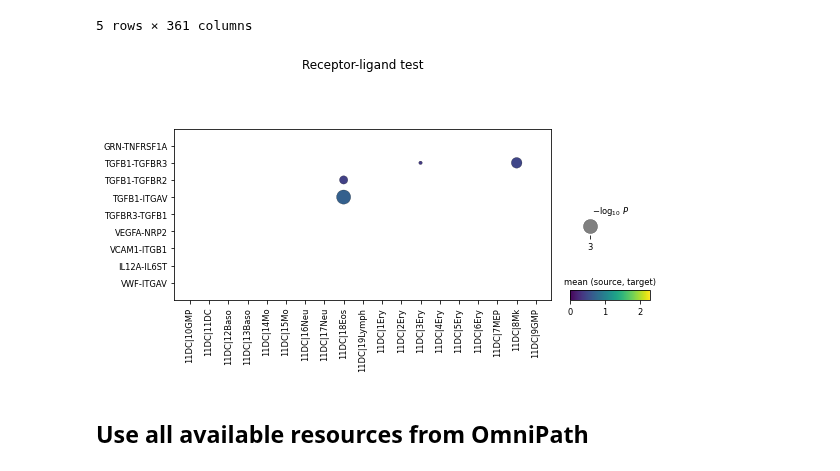
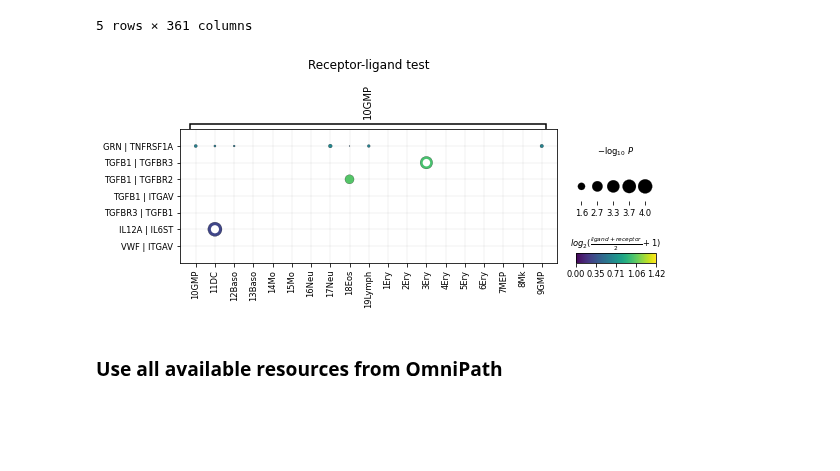
Before and after one commit to scverse/squidpy, a Jupyter notebook: notebooks/ligrec_vignette.ipynb, the cells around one changed output. Drawn from its saved outputs; the diff is of its cells as text; code cells hidden in the pictures; blank space fills up the shorter version.

```diff
--- a/notebooks/ligrec_vignette.ipynb
+++ b/notebooks/ligrec_vignette.ipynb
@@ -98,8 +31,8 @@ Variable names are not unique. To make them unique, call `.var_names_make_unique
 # %%
-res = sp.gr.perm_test(adata, "paul15_clusters",
-                      fdr_method=None, copy=True,
-                      interactions_params={"resource": "CellPhoneDB"},
-                      threshold=0.1, seed=0, n_perms=10000, n_jobs=1)
+res = sp.gr.ligrec(adata, "paul15_clusters",
+                   fdr_method=None, copy=True,
+                   interactions_params={"resource": "CellPhoneDB"},
+                   threshold=0.1, seed=0, n_perms=10000, n_jobs=1)
 df = res.pvalues
 print(df.shape)
 
@@ -117,12 +50,9 @@ WARNING: Removed `1` duplicate gene(s)
 |  | ITGAV | NaN | NaN | NaN | NaN | NaN | NaN | NaN | NaN | NaN | NaN | ... |
 | TGFBR3 | TGFB1 | NaN | NaN | NaN | NaN | NaN | NaN | NaN | NaN | NaN | NaN | ... |
 5 rows × 361 columns
-# %%
-ligrec(
-    permutation_test_results=res,
-    selected_cluster='11DC'
-)
-# %% [output]
-[figure, removed]
+# %%
+sp.pl.ligrec(res, src_clusters="10GMP")
+# %% [output]
+[figure, added]
 # %% [markdown]
-## Use all available resources from OmniPath
+### Use all available resources from OmniPath
```
Also changed, not shown: parts of 24 cells of this notebook, 7 other files.
